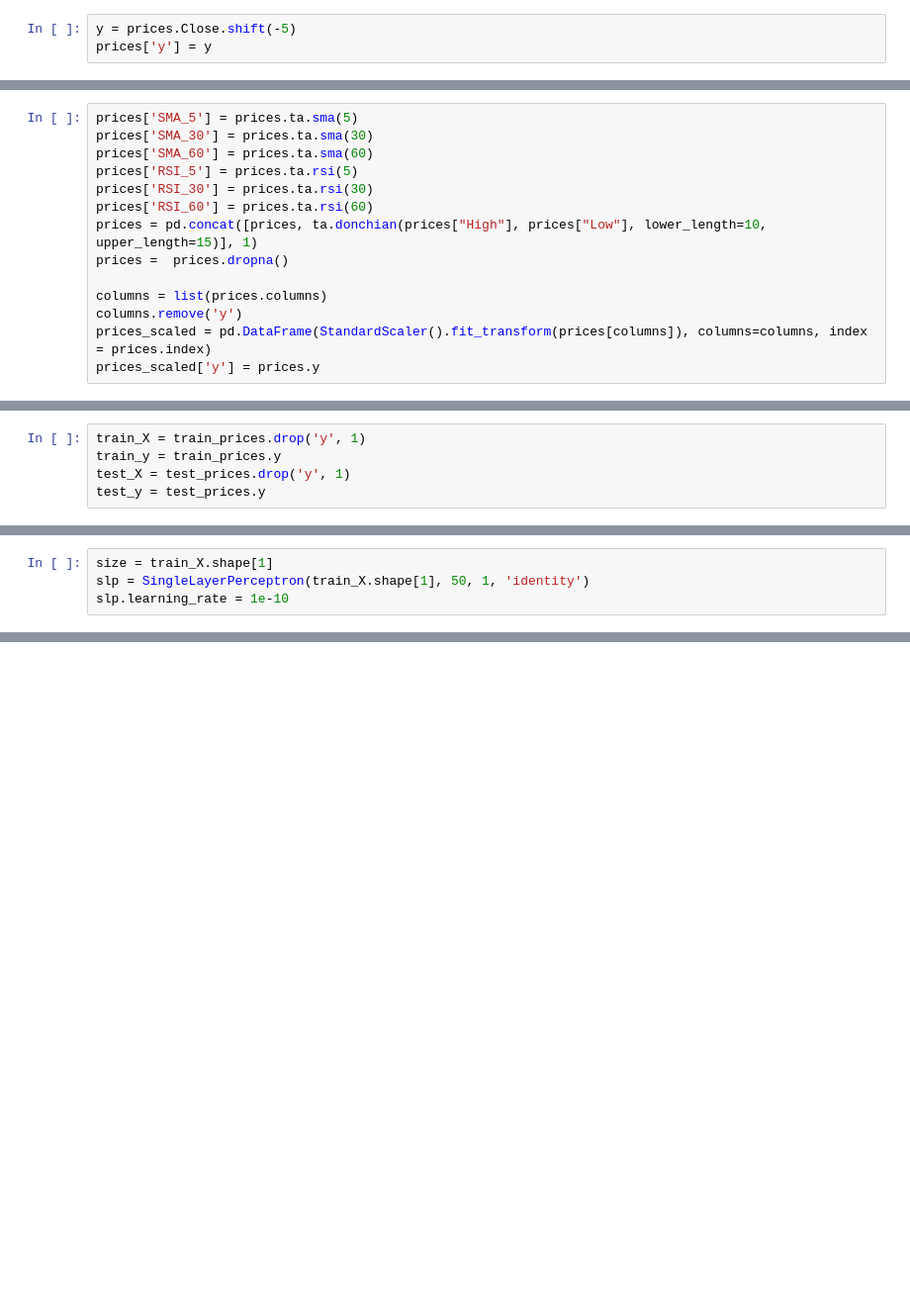
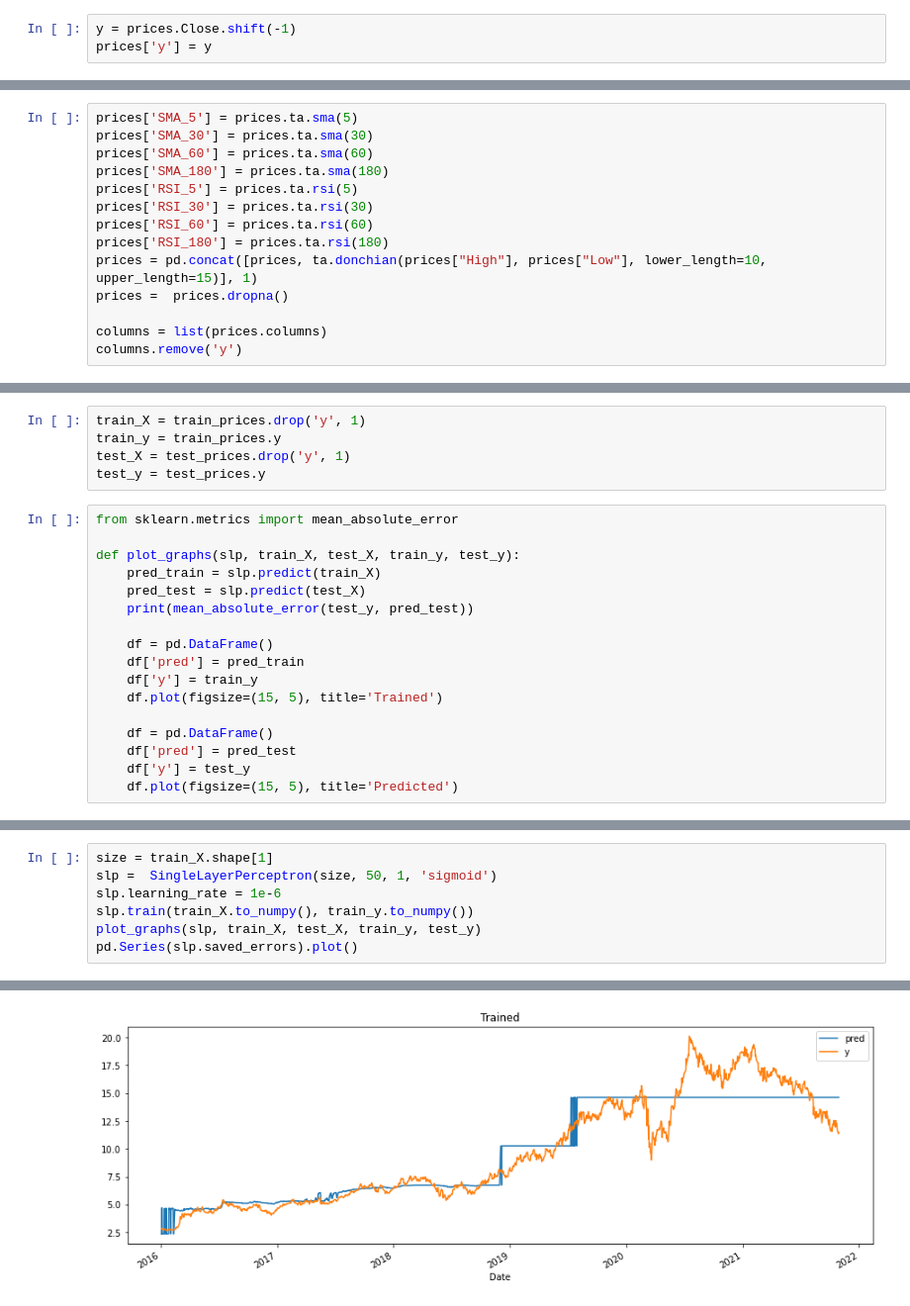
Before and after one commit to Constellation-Dev-Team/constellation-talks-01, a Jupyter notebook: prices_modeling.ipynb, the cells around one changed output, grey strips where cells are left out. Shown at 99% size. Saved outputs shown, nothing was run; the diff lists cells and outputs as text; blank space fills up the shorter version.

```diff
--- a/prices_modeling.ipynb
+++ b/prices_modeling.ipynb
@@ -21,5 +20,5 @@ prices.head()
 # %%
-y = prices.Close.shift(-5)
+y = prices.Close.shift(-1)
 prices['y'] = y
 # %%
 prices.ta.indicators()
@@ -35,16 +34,16 @@ Candle Patterns:
 prices['SMA_5'] = prices.ta.sma(5)
 prices['SMA_30'] = prices.ta.sma(30)
 prices['SMA_60'] = prices.ta.sma(60)
+prices['SMA_180'] = prices.ta.sma(180)
 prices['RSI_5'] = prices.ta.rsi(5)
 prices['RSI_30'] = prices.ta.rsi(30)
 prices['RSI_60'] = prices.ta.rsi(60)
+prices['RSI_180'] = prices.ta.rsi(180)
 prices = pd.concat([prices, ta.donchian(prices["High"], prices["Low"], lower_length=10, upper_length=15)], 1)
 prices =  prices.dropna()
 
 columns = list(prices.columns)
 columns.remove('y')
-prices_scaled = pd.DataFrame(StandardScaler().fit_transform(prices[columns]), columns=columns, index = prices.index)
-prices_scaled['y'] = prices.y
 # %%
 trading_threshold = '2021-10-31'
 prices.index = pd.to_datetime(prices.index)
@@ -55,6 +54,23 @@ train_X = train_prices.drop('y', 1)
 train_y = train_prices.y
 test_X = test_prices.drop('y', 1)
 test_y = test_prices.y
+# %%
+from sklearn.metrics import mean_absolute_error
+
+def plot_graphs(slp, train_X, test_X, train_y, test_y):
+    pred_train = slp.predict(train_X)
+    pred_test = slp.predict(test_X)
+    print(mean_absolute_error(test_y, pred_test))
+
+    df = pd.DataFrame()
+    df['pred'] = pred_train
+    df['y'] = train_y
+    df.plot(figsize=(15, 5), title='Trained')
+
+    df = pd.DataFrame()
+    df['pred'] = pred_test
+    df['y'] = test_y
+    df.plot(figsize=(15, 5), title='Predicted')
 # %%
 slp = SingleLayerPerceptron(train_X.shape[1], 50, 1, 'sigmoid')
 X = train_X.to_numpy()
@@ -87,4 +120,8 @@ slp.saved_errors[-5:]
 # %%
 size = train_X.shape[1]
-slp = SingleLayerPerceptron(train_X.shape[1], 50, 1, 'identity')
-slp.learning_rate = 1e-10
+slp =  SingleLayerPerceptron(size, 50, 1, 'sigmoid')
+slp.learning_rate = 1e-6
+slp.train(train_X.to_numpy(), train_y.to_numpy())
+plot_graphs(slp, train_X, test_X, train_y, test_y)
+pd.Series(slp.saved_errors).plot()
+# %% [output]
@@ -90,0 +145 @@ slp.learning_rate = 1e-10
+[figure, added]
```
Also changed, not shown: parts of 11 cells of this notebook, 3 other files.
